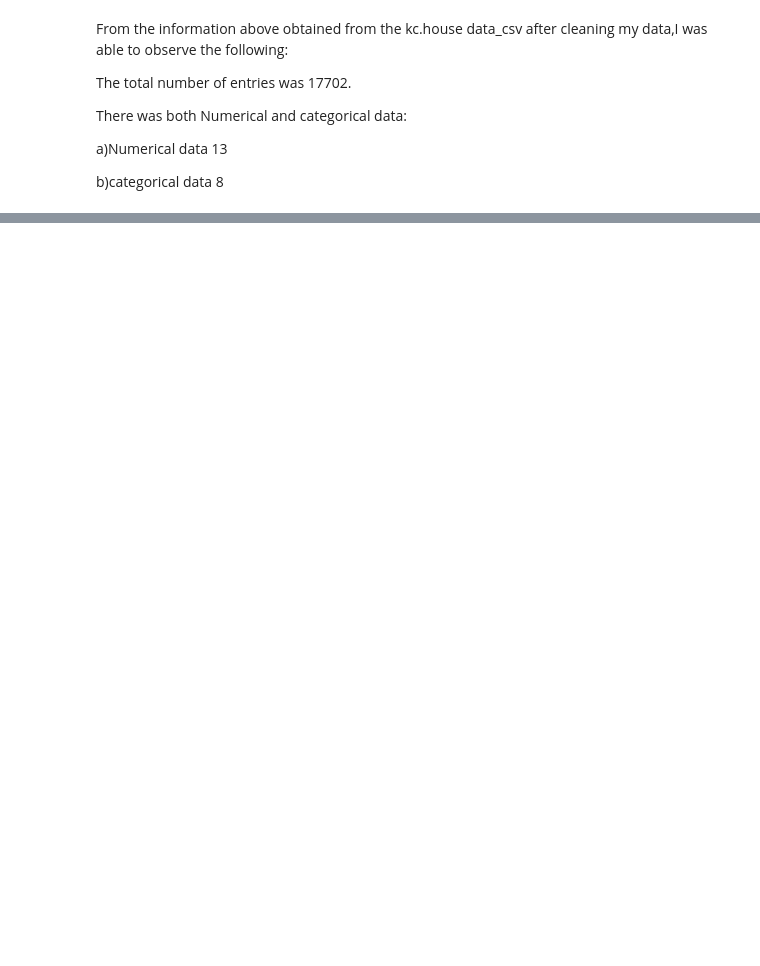
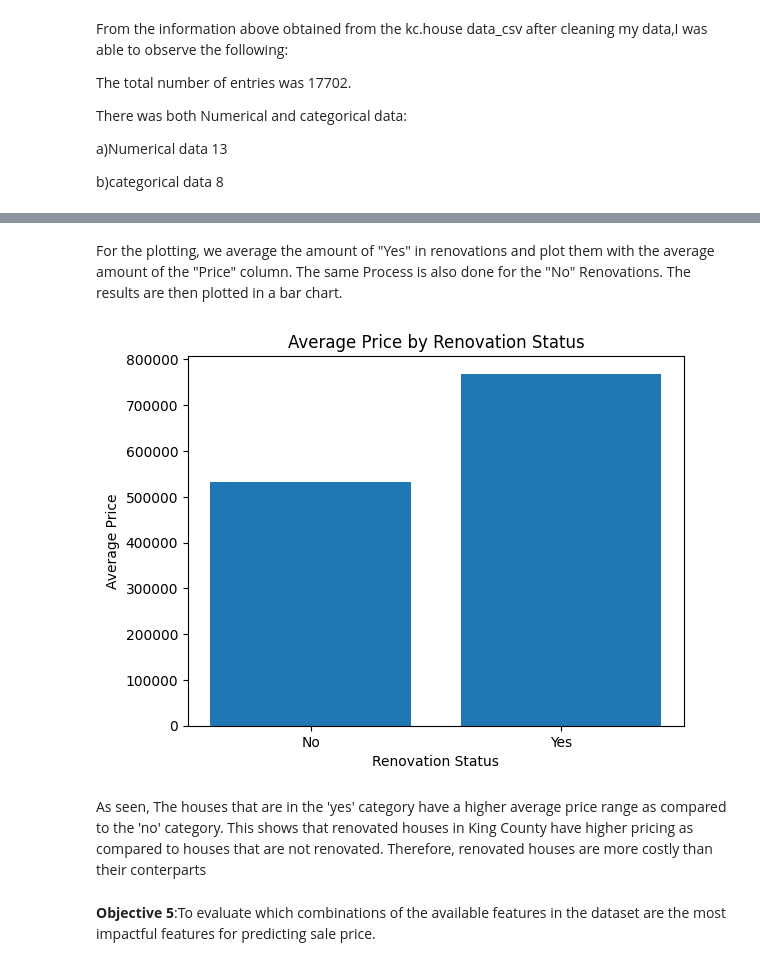
Before and after one commit to Kamaukaguru/Phase2-project-Grp6, a Jupyter notebook: student.ipynb, the cells around one changed output, grey strips where cells are left out. Saved outputs shown, nothing was run; the diff lists cells and outputs as text; code cells hidden in the pictures; blank space fills up the shorter version.

```diff
--- a/student.ipynb
+++ b/student.ipynb
@@ -573,0 +819,27 @@ b)categorical data 8
+# %% [markdown]
+For the plotting, we average the amount of "Yes" in renovations and plot them with the average amount of the "Price" column. The same Process is also done for the "No" Renovations. The results are then plotted in a bar chart.
+# %%
+#Plotting
+# Calculate average price for each renovation status
+price_by_renovation = df.groupby('house_renovation')['price'].mean()
+
+# Extract data for the plot
+renovation_groups = price_by_renovation.index.tolist()
+average_prices = price_by_renovation.tolist()
+
+# Bar plot
+plt.bar(renovation_groups, average_prices)
+
+# Add labels and title
+plt.xlabel("Renovation Status")
+plt.ylabel("Average Price")
+plt.title("Average Price by Renovation Status")
+
+# Show the plot
+plt.show()
+# %% [output]
+[figure, added]
+# %% [markdown]
+As seen, The houses that are in the 'yes' category have a higher average price range as compared to the 'no' category. This shows that renovated houses in King County have higher pricing as compared to houses that are not renovated. Therefore, renovated houses are more costly than their conterparts
+# %% [markdown]
+**Objective 5**:To evaluate which combinations of the available features in the dataset are the most impactful features for predicting sale price.
```
Also changed, not shown: parts of 26 cells of this notebook.
